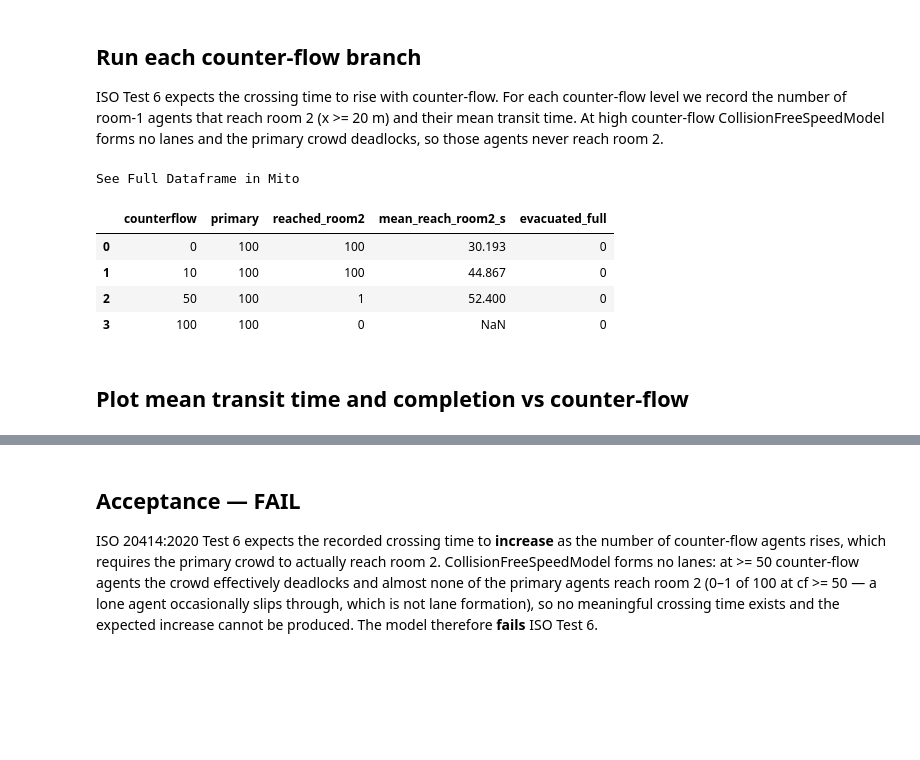
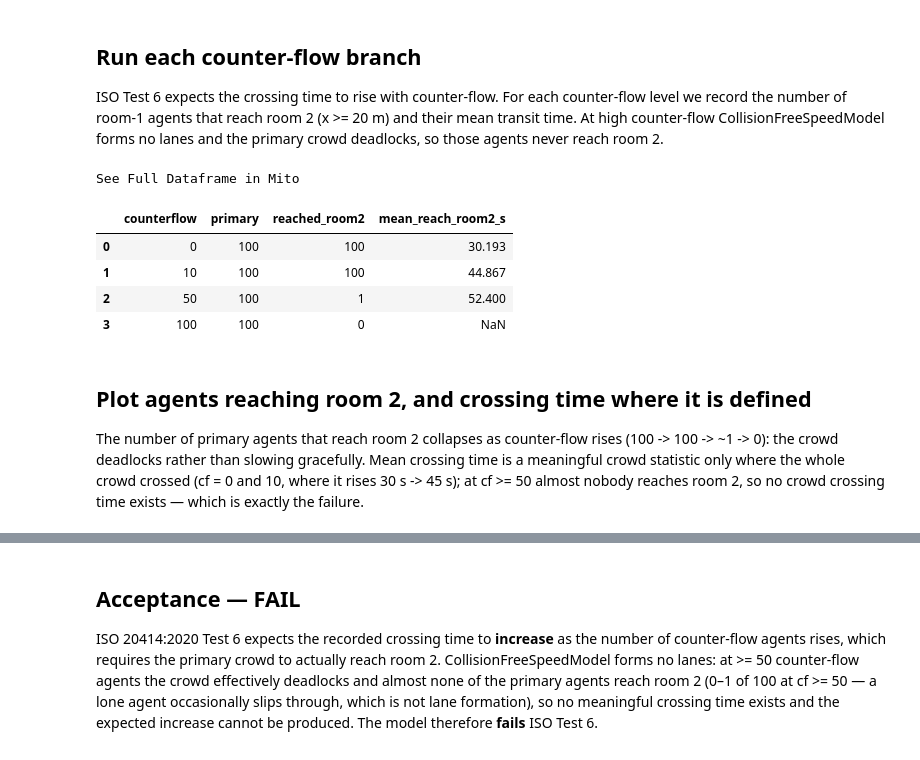
Before and after one commit to PedestrianDynamics/Web-Based-Jupedsim-issues, a Jupyter notebook: standards/iso/iso06_counterflow.ipynb, the cells around one changed output, grey strips where cells are left out. Cells and saved outputs as stored; diff of their text form; code cells hidden in the pictures; blank space fills up the shorter version.

```diff
--- a/standards/iso/iso06_counterflow.ipynb
+++ b/standards/iso/iso06_counterflow.ipynb
@@ -36,38 +36,38 @@ ISO Test 6 expects the crossing time to rise with counter-flow. For each counter
 # %%
 CF_ZIPS = {0: 'Iso-06-counterflow-0.zip', 10: 'Iso-06-counterflow-10.zip',
            50: 'Iso-06-counterflow-50.zip', 100: 'Iso-06-counterflow-100.zip'}
 # One budget for every branch: the cf=0/10 crowds finish well inside 400 s
 # (max reach ~70 s), and the cf>=50 crowds deadlock and never finish regardless.
 MAX_TIME = 400
 results = []
 for cf, zip_name in CF_ZIPS.items():
     scenario = load_scenario(str(Path('scenario_files') / zip_name))
     scenario.max_simulation_time = MAX_TIME
     r = run_scenario(scenario, seed=42)
     df = r.trajectory_dataframe()
     primary = {int(aid) for aid, sub in df.sort_values(['id', 'frame']).groupby('id')
                if sub.iloc[0].x < 5.0}
-    reached_room2, full_exit = [], []
+    reached_room2 = []
     for aid in primary:
         sub = df[df.id == aid].sort_values('frame')
-        r2 = sub[sub.x >= 20.0]; fe = sub[sub.x >= 29.7]
+        r2 = sub[sub.x >= 20.0]
         if len(r2): reached_room2.append(r2.iloc[0].frame / r.frame_rate)
-        if len(fe): full_exit.append(fe.iloc[0].frame / r.frame_rate)
     results.append({'counterflow': cf, 'primary': len(primary),
                     'reached_room2': len(reached_room2),
-                    'mean_reach_room2_s': float(np.mean(reached_room2)) if reached_room2 else float('nan'),
-                    'evacuated_full': len(full_exit)})
+                    'mean_reach_room2_s': float(np.mean(reached_room2)) if reached_room2 else float('nan')})
     r.cleanup()
 transit = pd.DataFrame(results)
 transit
 # %% [output]
 See Full Dataframe in Mito
-|  | counterflow | primary | reached_room2 | mean_reach_room2_s | evacuated_full |
-| 0 | 0 | 100 | 100 | 30.193 | 0 |
-| 1 | 10 | 100 | 100 | 44.867 | 0 |
-| 2 | 50 | 100 | 1 | 52.400 | 0 |
-| 3 | 100 | 100 | 0 | NaN | 0 |
+|  | counterflow | primary | reached_room2 | mean_reach_room2_s |
+| 0 | 0 | 100 | 100 | 30.193 |
+| 1 | 10 | 100 | 100 | 44.867 |
+| 2 | 50 | 100 | 1 | 52.400 |
+| 3 | 100 | 100 | 0 | NaN |
 # %% [markdown]
-## Plot mean transit time and completion vs counter-flow
+## Plot agents reaching room 2, and crossing time where it is defined
+
+The number of primary agents that reach room 2 collapses as counter-flow rises (100 -> 100 -> ~1 -> 0): the crowd deadlocks rather than slowing gracefully. Mean crossing time is a meaningful crowd statistic only where the whole crowd crossed (cf = 0 and 10, where it rises 30 s -> 45 s); at cf >= 50 almost nobody reaches room 2, so no crowd crossing time exists — which is exactly the failure.
 # %%
 fig, ax1 = plt.subplots()
```
Also changed, not shown: parts of 2 cells of this notebook.
